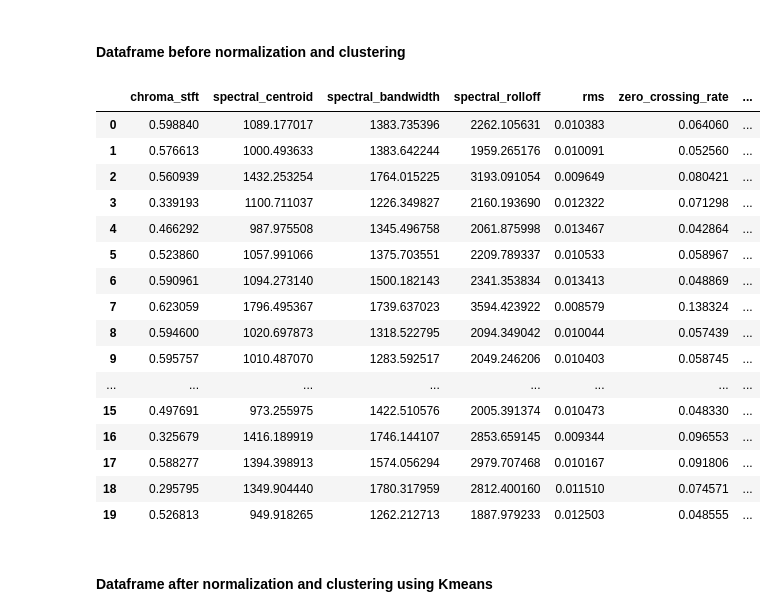
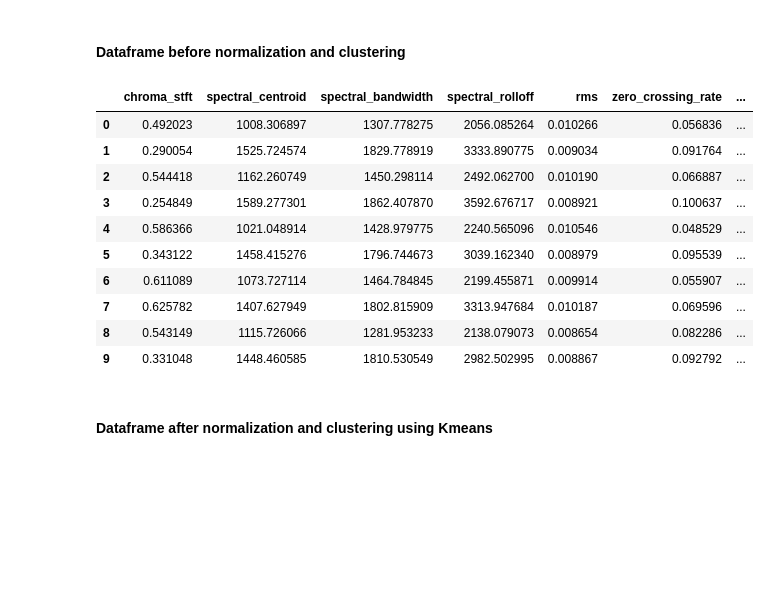
Before and after one commit to N1chelle/Anomaly-Detection-Clustering, a Jupyter notebook: Clustering audio files.ipynb, the cells around one changed output. Drawn from its saved outputs; the diff is of its cells as text; code cells hidden in the pictures; blank space fills up the shorter version.

```diff
--- a/Clustering audio files.ipynb
+++ b/Clustering audio files.ipynb
@@ -3,7 +3,7 @@
 # %%
 import pandas as pd
 # %%
-df = pd.read_csv(".\\all_data.csv")
+df = pd.read_csv(".\\norm_ab_all.csv")
 # %%
 df.head()
 # %% [output]
@@ -72,25 +72,19 @@ audio_metrics_normalized = audio_metrics_normalized.join(cluster_labels.to_frame
 # %% [markdown]
 #### Dataframe before normalization and clustering
 # %%
-df.head(20)
+df.head(10)
 # %% [output]
 |  | chroma_stft | spectral_centroid | spectral_bandwidth | spectral_rolloff | rms | zero_crossing_rate | ... |
-| 0 | 0.598840 | 1089.177017 | 1383.735396 | 2262.105631 | 0.010383 | 0.064060 | ... |
-| 1 | 0.576613 | 1000.493633 | 1383.642244 | 1959.265176 | 0.010091 | 0.052560 | ... |
-| 2 | 0.560939 | 1432.253254 | 1764.015225 | 3193.091054 | 0.009649 | 0.080421 | ... |
-| 3 | 0.339193 | 1100.711037 | 1226.349827 | 2160.193690 | 0.012322 | 0.071298 | ... |
-| 4 | 0.466292 | 987.975508 | 1345.496758 | 2061.875998 | 0.013467 | 0.042864 | ... |
-| 5 | 0.523860 | 1057.991066 | 1375.703551 | 2209.789337 | 0.010533 | 0.058967 | ... |
-| 6 | 0.590961 | 1094.273140 | 1500.182143 | 2341.353834 | 0.013413 | 0.048869 | ... |
-| 7 | 0.623059 | 1796.495367 | 1739.637023 | 3594.423922 | 0.008579 | 0.138324 | ... |
-| 8 | 0.594600 | 1020.697873 | 1318.522795 | 2094.349042 | 0.010044 | 0.057439 | ... |
-| 9 | 0.595757 | 1010.487070 | 1283.592517 | 2049.246206 | 0.010403 | 0.058745 | ... |
-| ... | ... | ... | ... | ... | ... | ... | ... |
-| 15 | 0.497691 | 973.255975 | 1422.510576 | 2005.391374 | 0.010473 | 0.048330 | ... |
-| 16 | 0.325679 | 1416.189919 | 1746.144107 | 2853.659145 | 0.009344 | 0.096553 | ... |
-| 17 | 0.588277 | 1394.398913 | 1574.056294 | 2979.707468 | 0.010167 | 0.091806 | ... |
-| 18 | 0.295795 | 1349.904440 | 1780.317959 | 2812.400160 | 0.011510 | 0.074571 | ... |
-| 19 | 0.526813 | 949.918265 | 1262.212713 | 1887.979233 | 0.012503 | 0.048555 | ... |
+| 0 | 0.492023 | 1008.306897 | 1307.778275 | 2056.085264 | 0.010266 | 0.056836 | ... |
+| 1 | 0.290054 | 1525.724574 | 1829.778919 | 3333.890775 | 0.009034 | 0.091764 | ... |
+| 2 | 0.544418 | 1162.260749 | 1450.298114 | 2492.062700 | 0.010190 | 0.066887 | ... |
+| 3 | 0.254849 | 1589.277301 | 1862.407870 | 3592.676717 | 0.008921 | 0.100637 | ... |
+| 4 | 0.586366 | 1021.048914 | 1428.979775 | 2240.565096 | 0.010546 | 0.048529 | ... |
+| 5 | 0.343122 | 1458.415276 | 1796.744673 | 3039.162340 | 0.008979 | 0.095539 | ... |
+| 6 | 0.611089 | 1073.727114 | 1464.784845 | 2199.455871 | 0.009914 | 0.055907 | ... |
+| 7 | 0.625782 | 1407.627949 | 1802.815909 | 3313.947684 | 0.010187 | 0.069596 | ... |
+| 8 | 0.543149 | 1115.726066 | 1281.953233 | 2138.079073 | 0.008654 | 0.082286 | ... |
+| 9 | 0.331048 | 1448.460585 | 1810.530549 | 2982.502995 | 0.008867 | 0.092792 | ... |
 # %% [markdown]
 #### Dataframe after normalization and clustering using Kmeans
 # %%
```
Also changed, not shown: parts of 20 cells of this notebook.
